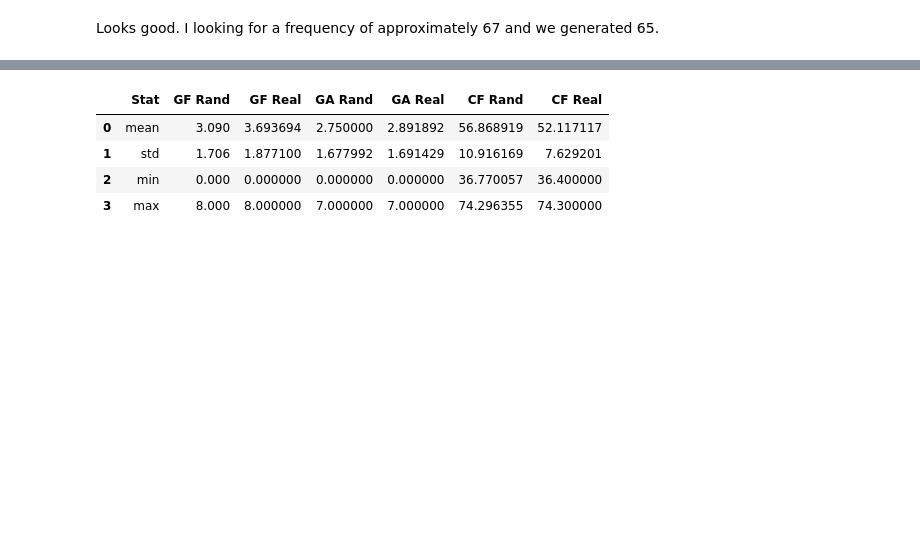
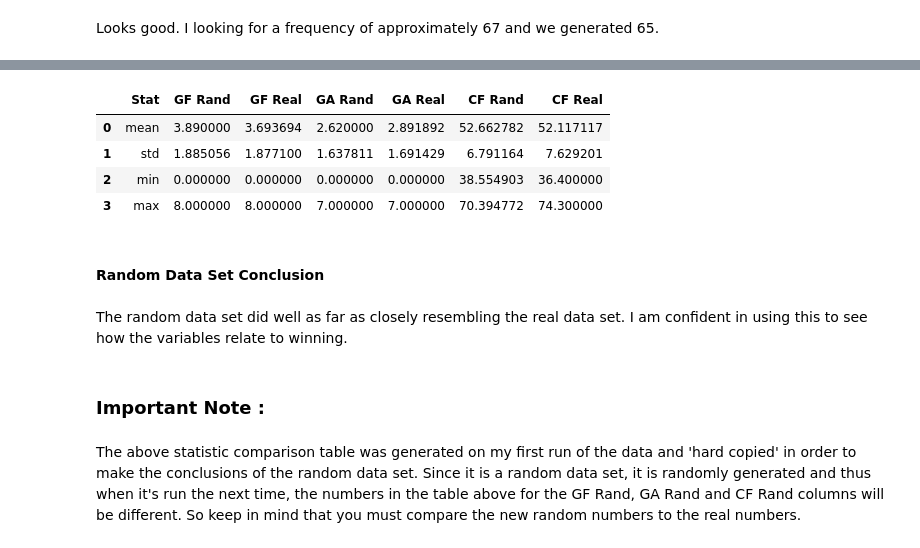
Before and after one commit to pjmeehan/PDA-PROJECT, a Jupyter notebook: PDA Project 2018.ipynb, the cells around one changed output, grey strips where cells are left out. Cells and saved outputs as stored; diff of their text form; code cells hidden in the pictures; blank space fills up the shorter version.

```diff
--- a/PDA Project 2018.ipynb
+++ b/PDA Project 2018.ipynb
@@ -378,10 +401,10 @@ df3.describe()
 # %%
 ### create a simple data frame to compare the important statistics
 # %%
-pd.DataFrame({'Stat':["mean","std","min","max"],'GF Rand':[3.09,1.706,0.00,8.0],'GF Real':[3.693694,1.8771,0.00,8.0],'GA Rand':[2.75,1.677992,0.00,7.0],'GA Real':[2.891892,1.691429,0.00,7.0],'CF Rand':[56.868919,10.916169,36.770057,74.296355], 'CF Real':[52.117117,7.629201,36.40,74.30]})
+pd.DataFrame({'Stat':["mean","std","min","max"],'GF Rand':[3.89,1.885056,0.00,8.0],'GF Real':[3.693694,1.8771,0.00,8.0],'GA Rand':[2.62,1.637811,0.00,7.0],'GA Real':[2.891892,1.691429,0.00,7.0],'CF Rand':[52.662782,6.791164,38.554903,70.394772], 'CF Real':[52.117117,7.629201,36.40,74.30]})
 # %% [output]
 |  | Stat | GF Rand | GF Real | GA Rand | GA Real | CF Rand | CF Real |
-| 0 | mean | 3.090 | 3.693694 | 2.750000 | 2.891892 | 56.868919 | 52.117117 |
-| 1 | std | 1.706 | 1.877100 | 1.677992 | 1.691429 | 10.916169 | 7.629201 |
-| 2 | min | 0.000 | 0.000000 | 0.000000 | 0.000000 | 36.770057 | 36.400000 |
-| 3 | max | 8.000 | 8.000000 | 7.000000 | 7.000000 | 74.296355 | 74.300000 |
+| 0 | mean | 3.890000 | 3.693694 | 2.620000 | 2.891892 | 52.662782 | 52.117117 |
+| 1 | std | 1.885056 | 1.877100 | 1.637811 | 1.691429 | 6.791164 | 7.629201 |
+| 2 | min | 0.000000 | 0.000000 | 0.000000 | 0.000000 | 38.554903 | 36.400000 |
+| 3 | max | 8.000000 | 8.000000 | 7.000000 | 7.000000 | 70.394772 | 74.300000 |
@@ -389,0 +411,8 @@ df3=pd.DataFrame(mydf, columns=["WL", "GF", "GA", "CF"])
+# %% [markdown]
+#### Random Data Set Conclusion
+# %% [markdown]
+The random data set did well as far as closely resembling the real data set. I am confident in using this to see how the variables relate to winning.
+# %% [markdown]
+### Important Note :
+# %% [markdown]
+The above statistic comparison table was generated on my first run of the data and 'hard copied' in order to make the conclusions of the random data set. Since it is a random data set, it is randomly generated and thus when it's run the next time, the numbers in the table above for the GF Rand, GA Rand and CF Rand columns will be different. So keep in mind that you must compare the new random numbers to the real numbers.
```
Also changed, not shown: parts of 56 cells of this notebook.
